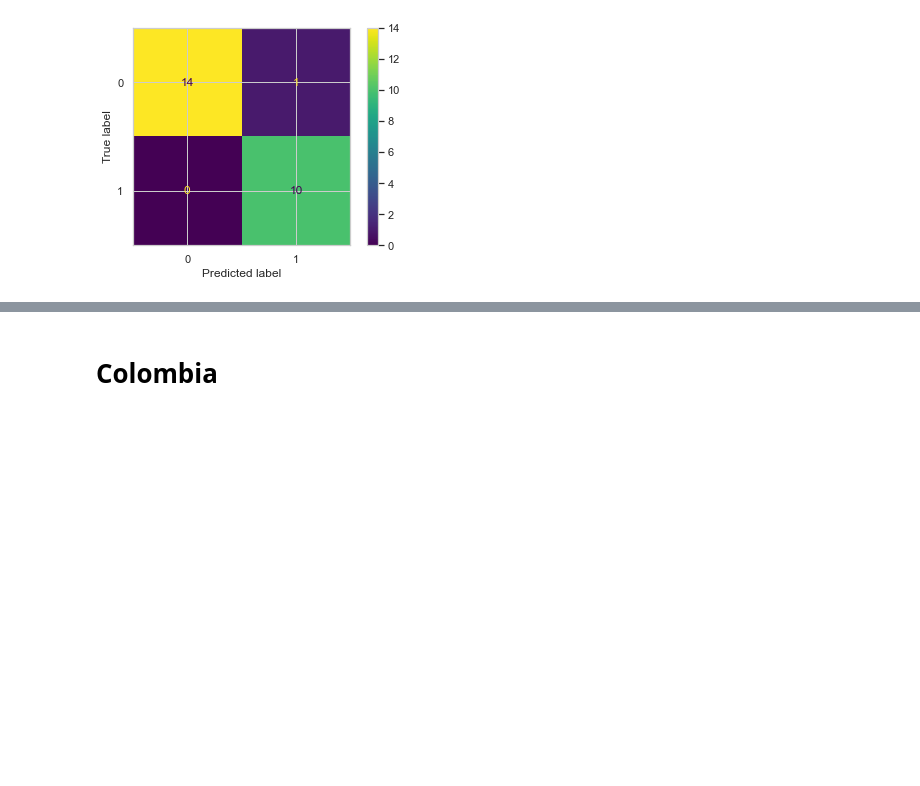
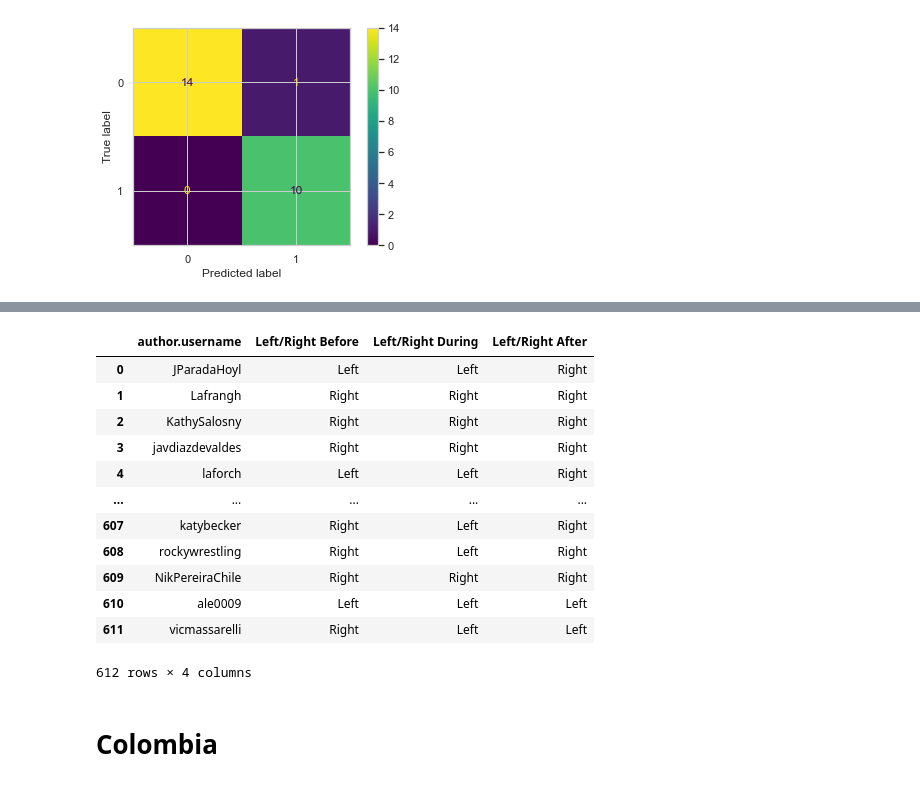
Before and after one commit to simncg/FinalProjectTextMining, a Jupyter notebook: Codes/Supervised Learning Models.ipynb, the cells around one changed output, grey strips where cells are left out. Drawn from its saved outputs; the diff is of its cells as text; code cells hidden in the pictures; blank space fills up the shorter version.

```diff
--- a/Codes/Supervised Learning Models.ipynb
+++ b/Codes/Supervised Learning Models.ipynb
@@ -368,0 +446,37 @@ pickle.dump(best_model["Model"], open("BestModelChile.sav", 'wb'))
+# %%
+# Apply vectorizer to celebrities
+vec_before = best_model["Vectorizer"].transform(corpus_cel_before['cleaned_text'].tolist())
+vec_during = best_model["Vectorizer"].transform(corpus_cel_during['cleaned_text'].tolist())
+vec_after = best_model["Vectorizer"].transform(corpus_cel_after['cleaned_text'].tolist())
+# %%
+# Predict with best model celebrities
+y_pred_before=best_model["Model"].predict(vec_before)
+y_pred_during=best_model["Model"].predict(vec_during)
+y_pred_after=best_model["Model"].predict(vec_after)
+# %%
+corpus_cel_before["Left/Right Before"] = ["Right" if branch==1 else "Left"  for branch in y_pred_before]
+corpus_cel_during["Left/Right During"] = ["Right" if branch==1 else "Left"  for branch in y_pred_during]
+corpus_cel_after["Left/Right After"] = ["Right" if branch==1 else "Left"  for branch in y_pred_after]
+# %%
+# Final dataset with clasification of celebrities
+class_celebrities = pd.merge(corpus_cel_before[["author.username", "Left/Right Before"]],
+                             corpus_cel_during[["author.username", "Left/Right During"]], on="author.username")
+
+class_celebrities = pd.merge(class_celebrities,
+                             corpus_cel_after[["author.username", "Left/Right After"]], on="author.username")
+# %%
+class_celebrities
+# %% [output]
+|  | author.username | Left/Right Before | Left/Right During | Left/Right After |
+| 0 | JParadaHoyl | Left | Left | Right |
+| 1 | Lafrangh | Right | Right | Right |
+| 2 | KathySalosny | Right | Right | Right |
+| 3 | javdiazdevaldes | Right | Right | Right |
+| 4 | laforch | Left | Left | Right |
+| ... | ... | ... | ... | ... |
+| 607 | katybecker | Right | Left | Right |
+| 608 | rockywrestling | Right | Left | Right |
+| 609 | NikPereiraChile | Right | Right | Right |
+| 610 | ale0009 | Left | Left | Left |
+| 611 | vicmassarelli | Right | Left | Left |
+612 rows × 4 columns
```
Also changed, not shown: parts of 45 cells of this notebook, 2 other files.
